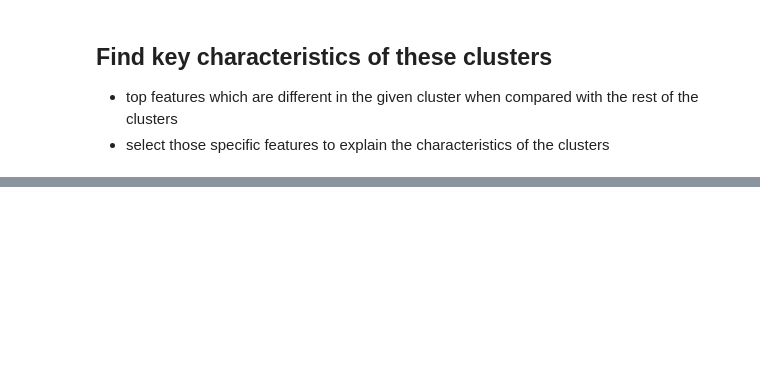
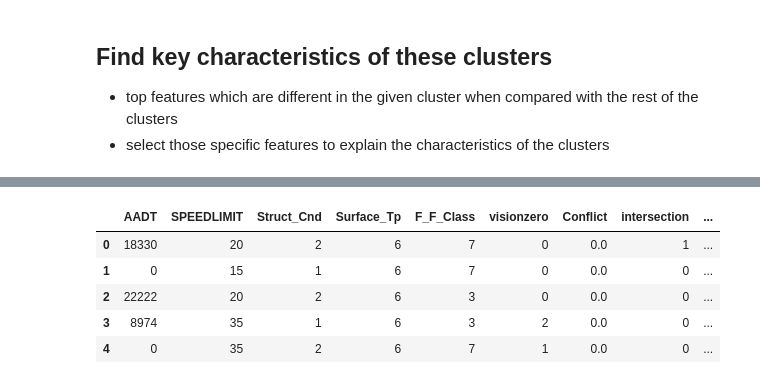
Before and after one commit to Joshuakim1011/crash-model, a Jupyter notebook: notebooks/clustering_segment_level.ipynb, the cells around one changed output, grey strips where cells are left out. Cells and saved outputs as stored; diff of their text form; code cells hidden in the pictures; blank space fills up the shorter version.

```diff
--- a/notebooks/clustering_segment_level.ipynb
+++ b/notebooks/clustering_segment_level.ipynb
@@ -251,0 +267,11 @@ cluster_label         1.000000        0.027286         36.648208
+# %%
+df_minimal_columns['seg_id'] = df['segment_id']
+# %%
+df_minimal_columns.head()
+# %% [output]
+|  | AADT | SPEEDLIMIT | Struct_Cnd | Surface_Tp | F_F_Class | visionzero | Conflict | intersection | ... |
+| 0 | 18330 | 20 | 2 | 6 | 7 | 0 | 0.0 | 1 | ... |
+| 1 | 0 | 15 | 1 | 6 | 7 | 0 | 0.0 | 0 | ... |
+| 2 | 22222 | 20 | 2 | 6 | 3 | 0 | 0.0 | 0 | ... |
+| 3 | 8974 | 35 | 1 | 6 | 3 | 2 | 0.0 | 0 | ... |
+| 4 | 0 | 35 | 2 | 6 | 7 | 1 | 0.0 | 0 | ... |
```
Also changed, not shown: parts of 19 cells of this notebook.
